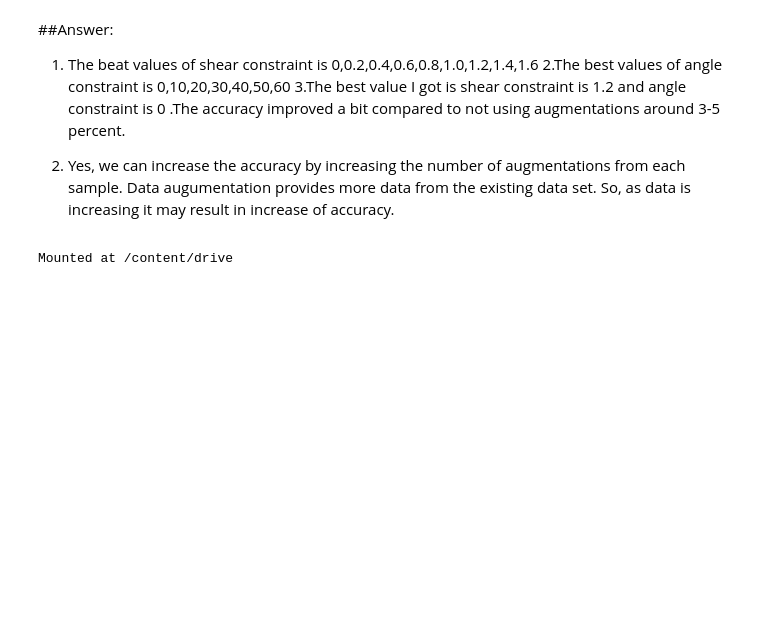
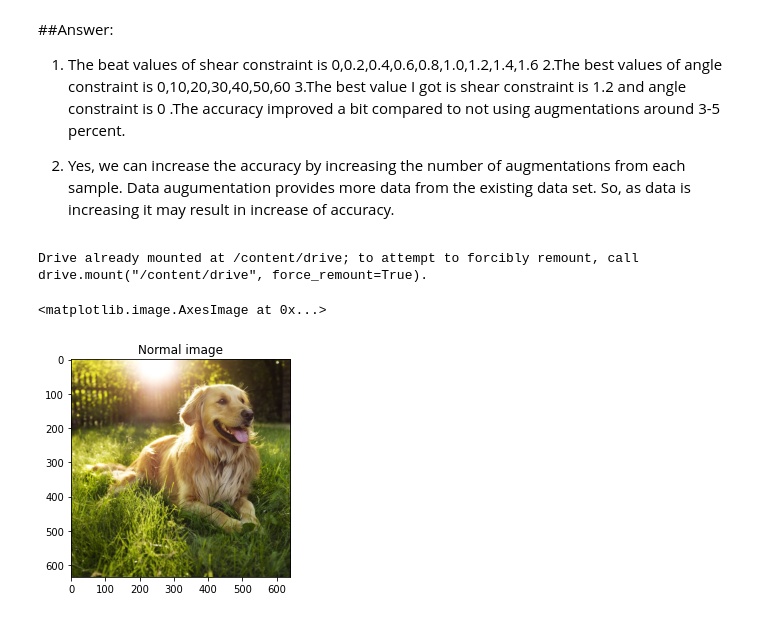
Before and after one commit to PriyanshuGajbhiye/FMML_Log, a Jupyter notebook: FMML_Aug22_M1Lab3_Terms&Metrics.ipynb, the cells around one changed output. Saved outputs shown, nothing was run; the diff lists cells and outputs as text; code cells hidden in the pictures; blank space fills up the shorter version.

```diff
--- a/FMML_Aug22_M1Lab3_Terms&Metrics.ipynb
+++ b/FMML_Aug22_M1Lab3_Terms&Metrics.ipynb
@@ -540,8 +540,17 @@ Whenever you do any experiment, a good practice is to vary the hyperparameters g
 
 2. Yes, we can increase the accuracy by increasing the number of augmentations from each sample. Data augumentation provides more data from the existing data set. So, as data is increasing it may result in increase of accuracy.
 # %%
-#3. Try implementing a few augmentations of your own and experimenting with them.
+#3.
 from google.colab import drive
-drive.mount('/content/gdrive') #connecting to drive to perform data-augumentation
+drive.mount('/content/drive') #connecting to drive to perform data-augumentation
 # %% [output]
-Mounted at /content/drive
+Drive already mounted at /content/drive; to attempt to forcibly remount, call drive.mount("/content/drive", force_remount=True).
+# %%
+import matplotlib.pyplot as plt
+from skimage.transform import rotate
+x = plt.imread("/content/drive/MyDrive/golden-retriever.jpg")
+plt.title("Normal image")
+plt.imshow(x)
+# %% [output]
+<matplotlib.image.AxesImage at 0x...>
+[figure, added]
```
Also changed, not shown: parts of 1 cell of this notebook.
